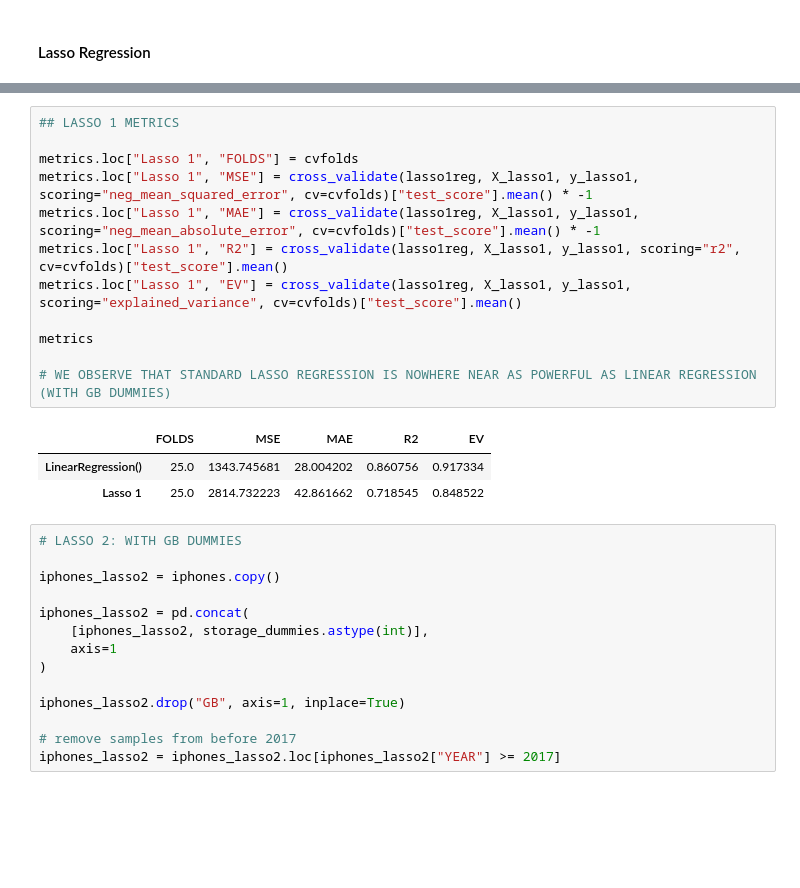
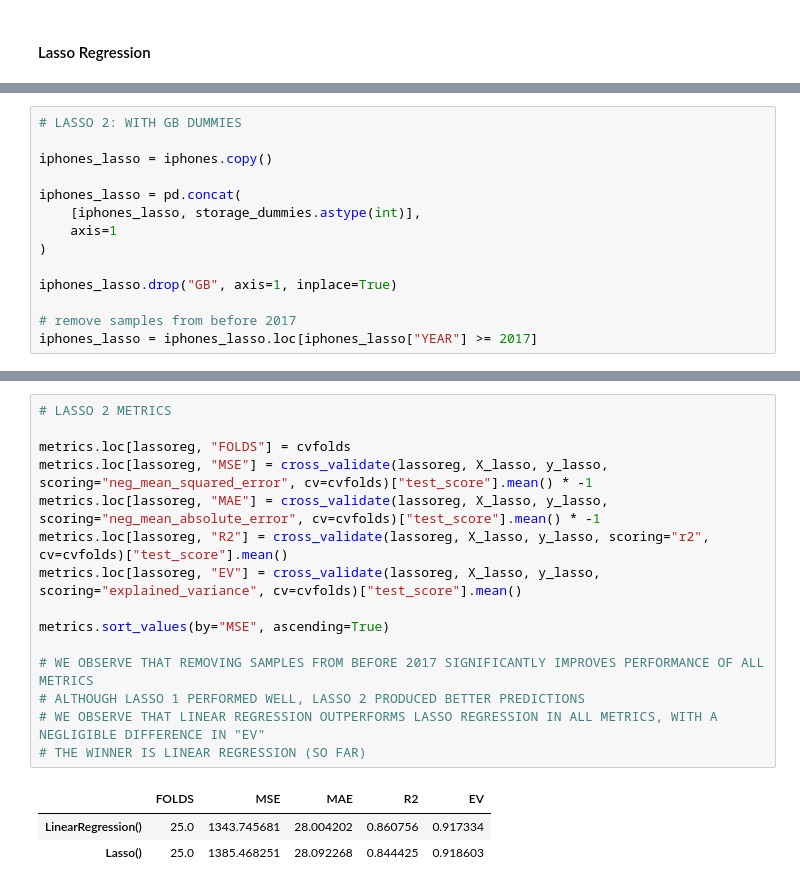
Before and after one commit to Tahsin-T-Ahmed/iphone-price-prediction-ai, a Jupyter notebook: model.ipynb, the cells around one changed output, grey strips where cells are left out. Cells and saved outputs as stored; diff of their text form; blank space fills up the shorter version.

```diff
--- a/model.ipynb
+++ b/model.ipynb
@@ -373,0 +316,14 @@ dtype: float64
+# %%
+# LASSO 2: WITH GB DUMMIES
+
+iphones_lasso = iphones.copy()
+
+iphones_lasso = pd.concat(
+    [iphones_lasso, storage_dummies.astype(int)],
+    axis=1
+)
+
+iphones_lasso.drop("GB", axis=1, inplace=True)
+
+# remove samples from before 2017
+iphones_lasso = iphones_lasso.loc[iphones_lasso["YEAR"] >= 2017]
@@ -374,30 +382,19 @@ dtype: float64
 # %%
-## LASSO 1 METRICS
+# LASSO 2 METRICS
 
-metrics.loc["Lasso 1", "FOLDS"] = cvfolds
-metrics.loc["Lasso 1", "MSE"] = cross_validate(lasso1reg, X_lasso1, y_lasso1, scoring="neg_mean_squared_error", cv=cvfolds)["test_score"].mean() * -1
-metrics.loc["Lasso 1", "MAE"] = cross_validate(lasso1reg, X_lasso1, y_lasso1, scoring="neg_mean_absolute_error", cv=cvfolds)["test_score"].mean() * -1
-metrics.loc["Lasso 1", "R2"] = cross_validate(lasso1reg, X_lasso1, y_lasso1, scoring="r2", cv=cvfolds)["test_score"].mean()
-metrics.loc["Lasso 1", "EV"] = cross_validate(lasso1reg, X_lasso1, y_lasso1, scoring="explained_variance", cv=cvfolds)["test_score"].mean()
+metrics.loc[lassoreg, "FOLDS"] = cvfolds
+metrics.loc[lassoreg, "MSE"] = cross_validate(lassoreg, X_lasso, y_lasso, scoring="neg_mean_squared_error", cv=cvfolds)["test_score"].mean() * -1
+metrics.loc[lassoreg, "MAE"] = cross_validate(lassoreg, X_lasso, y_lasso, scoring="neg_mean_absolute_error", cv=cvfolds)["test_score"].mean() * -1
+metrics.loc[lassoreg, "R2"] = cross_validate(lassoreg, X_lasso, y_lasso, scoring="r2", cv=cvfolds)["test_score"].mean()
+metrics.loc[lassoreg, "EV"] = cross_validate(lassoreg, X_lasso, y_lasso, scoring="explained_variance", cv=cvfolds)["test_score"].mean()
 
-metrics
+metrics.sort_values(by="MSE", ascending=True)
 
-# WE OBSERVE THAT STANDARD LASSO REGRESSION IS NOWHERE NEAR AS POWERFUL AS LINEAR REGRESSION (WITH GB DUMMIES)
+# WE OBSERVE THAT REMOVING SAMPLES FROM BEFORE 2017 SIGNIFICANTLY IMPROVES PERFORMANCE OF ALL METRICS
+# ALTHOUGH LASSO 1 PERFORMED WELL, LASSO 2 PRODUCED BETTER PREDICTIONS
+# WE OBSERVE THAT LINEAR REGRESSION OUTPERFORMS LASSO REGRESSION IN ALL METRICS, WITH A NEGLIGIBLE DIFFERENCE IN "EV"
+# THE WINNER IS LINEAR REGRESSION (SO FAR)
 # %% [output]
 |  | FOLDS | MSE | MAE | R2 | EV |
 | LinearRegression() | 25.0 | 1343.745681 | 28.004202 | 0.860756 | 0.917334 |
-| Lasso 1 | 25.0 | 2814.732223 | 42.861662 | 0.718545 | 0.848522 |
+| Lasso() | 25.0 | 1385.468251 | 28.092268 | 0.844425 | 0.918603 |
-# %%
-# LASSO 2: WITH GB DUMMIES
-
-iphones_lasso2 = iphones.copy()
-
-iphones_lasso2 = pd.concat(
-    [iphones_lasso2, storage_dummies.astype(int)],
-    axis=1
-)
-
-iphones_lasso2.drop("GB", axis=1, inplace=True)
-
-# remove samples from before 2017
-iphones_lasso2 = iphones_lasso2.loc[iphones_lasso2["YEAR"] >= 2017]
```
Also changed, not shown: parts of 5 cells of this notebook.
